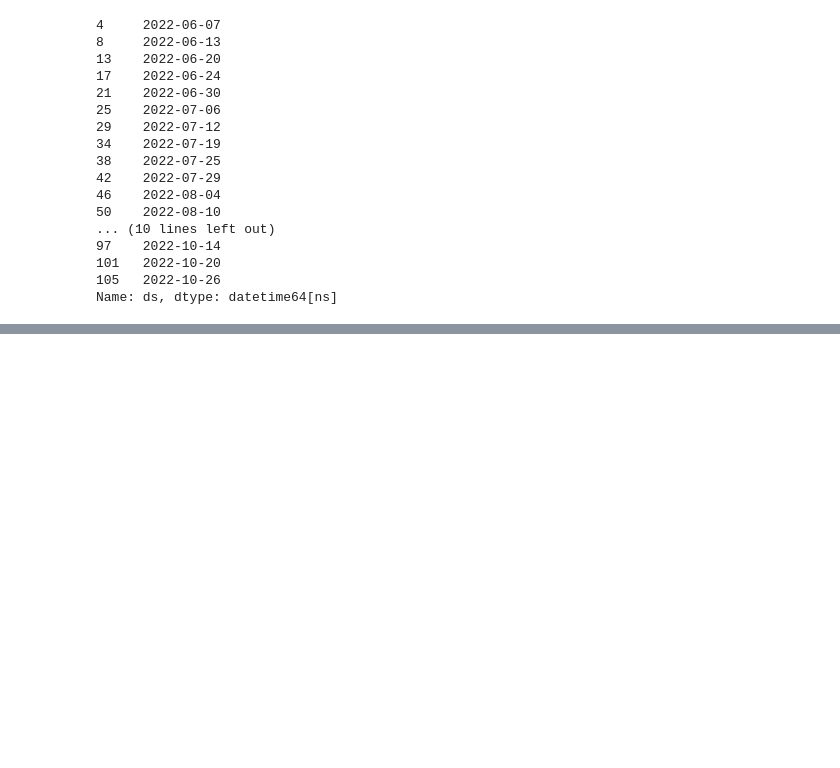
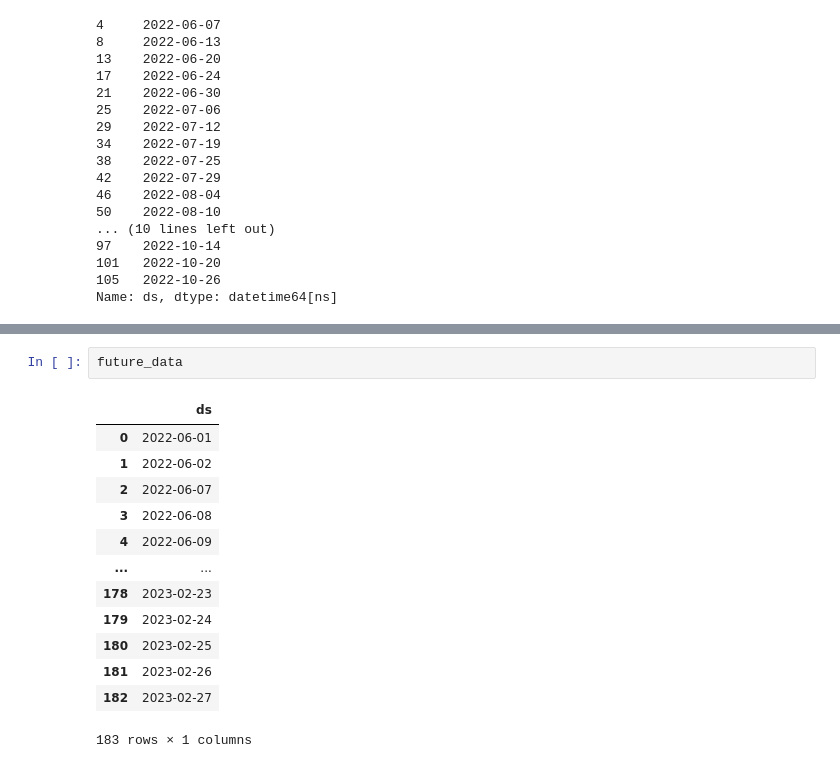
Before and after one commit to r15hank/currency-predictor, a Jupyter notebook: currency_predictor.ipynb, the cells around one changed output, grey strips where cells are left out. Cells and saved outputs as stored; diff of their text form; blank space fills up the shorter version.

```diff
--- a/currency_predictor.ipynb
+++ b/currency_predictor.ipynb
@@ -241,0 +275,16 @@ ValueError: Dataframe must have columns "ds" and "y" with the dates and values r
+# %%
+future_data
+# %% [output]
+|  | ds |
+| 0 | 2022-06-01 |
+| 1 | 2022-06-02 |
+| 2 | 2022-06-07 |
+| 3 | 2022-06-08 |
+| 4 | 2022-06-09 |
+| ... | ... |
+| 178 | 2023-02-23 |
+| 179 | 2023-02-24 |
+| 180 | 2023-02-25 |
+| 181 | 2023-02-26 |
+| 182 | 2023-02-27 |
+183 rows × 1 columns
```
Also changed, not shown: parts of 18 cells of this notebook.
